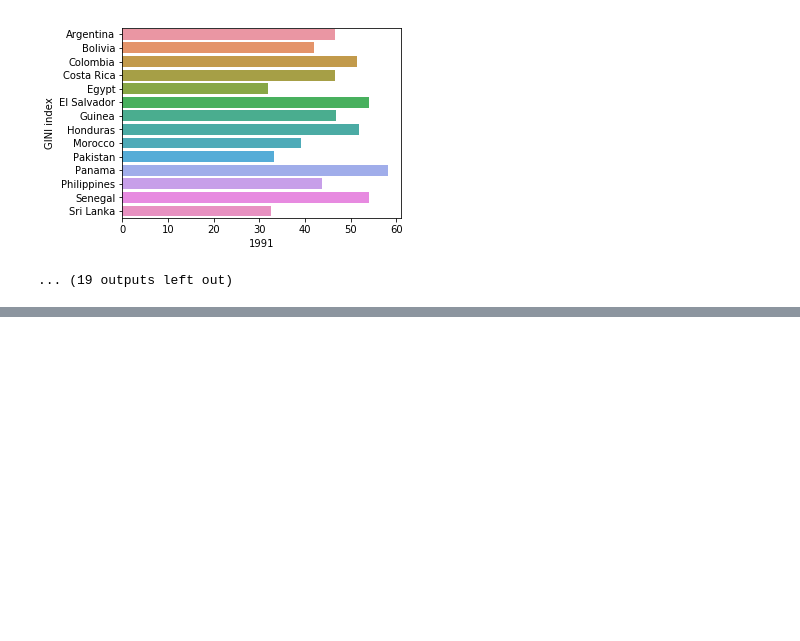
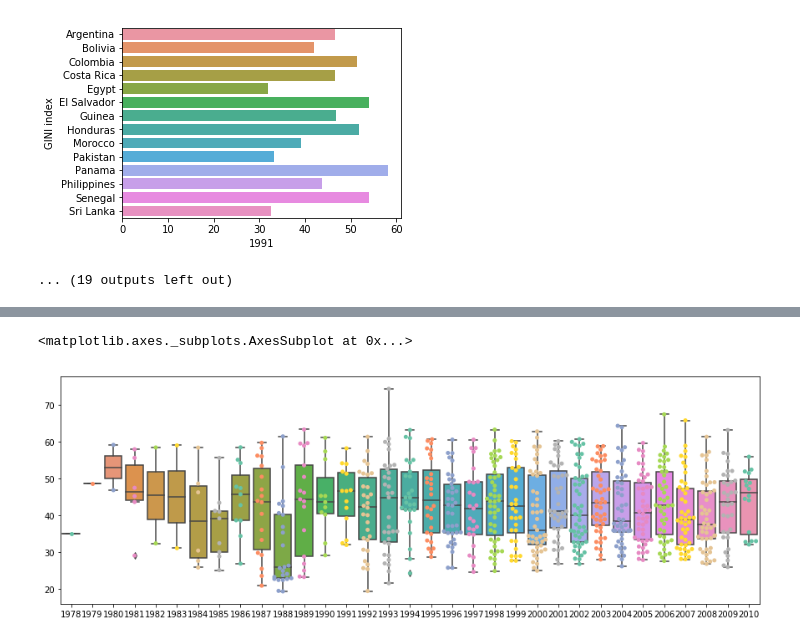
Before and after one commit to maniaclogic/income_disparities, a Jupyter notebook: income_dis/Income_disparities.ipynb, the cells around one changed output, grey strips where cells are left out. Drawn from its saved outputs; the diff is of its cells as text; code cells hidden in the pictures; blank space fills up the shorter version.

```diff
--- a/income_dis/Income_disparities.ipynb
+++ b/income_dis/Income_disparities.ipynb
@@ -87,0 +104,8 @@ GD_list
+# %%
+plt.figure(figsize=(15,5))
+sns.boxplot(data=GDt)
+sns.swarmplot(data=GDt, palette='Set2')
+#plt.legend(GDt['GINI index'])   # make animated so that you can hover over point to tell which country
+# %% [output]
+<matplotlib.axes._subplots.AxesSubplot at 0x...>
+[figure, added]
```
Also changed, not shown: parts of 17 cells of this notebook.
